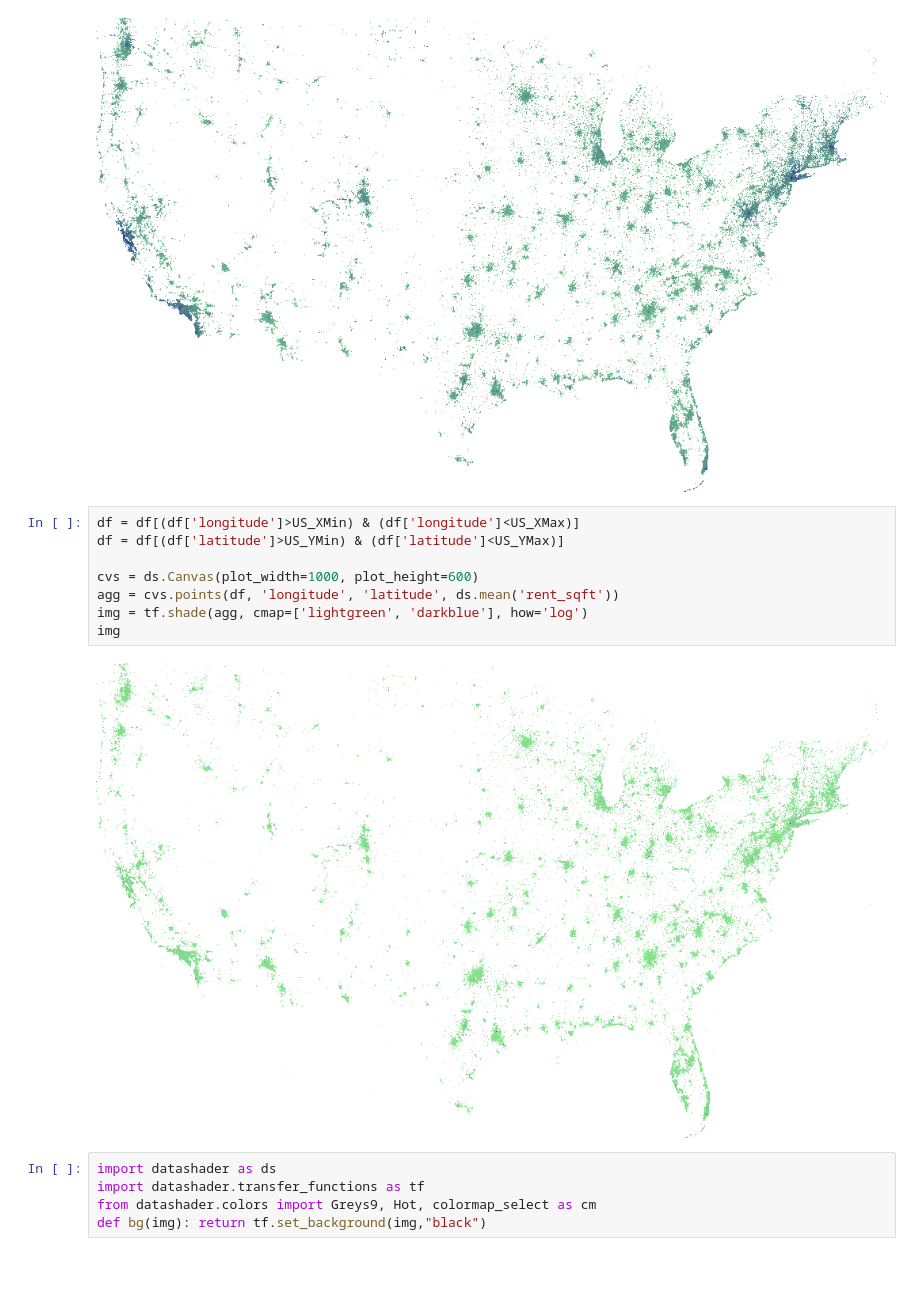
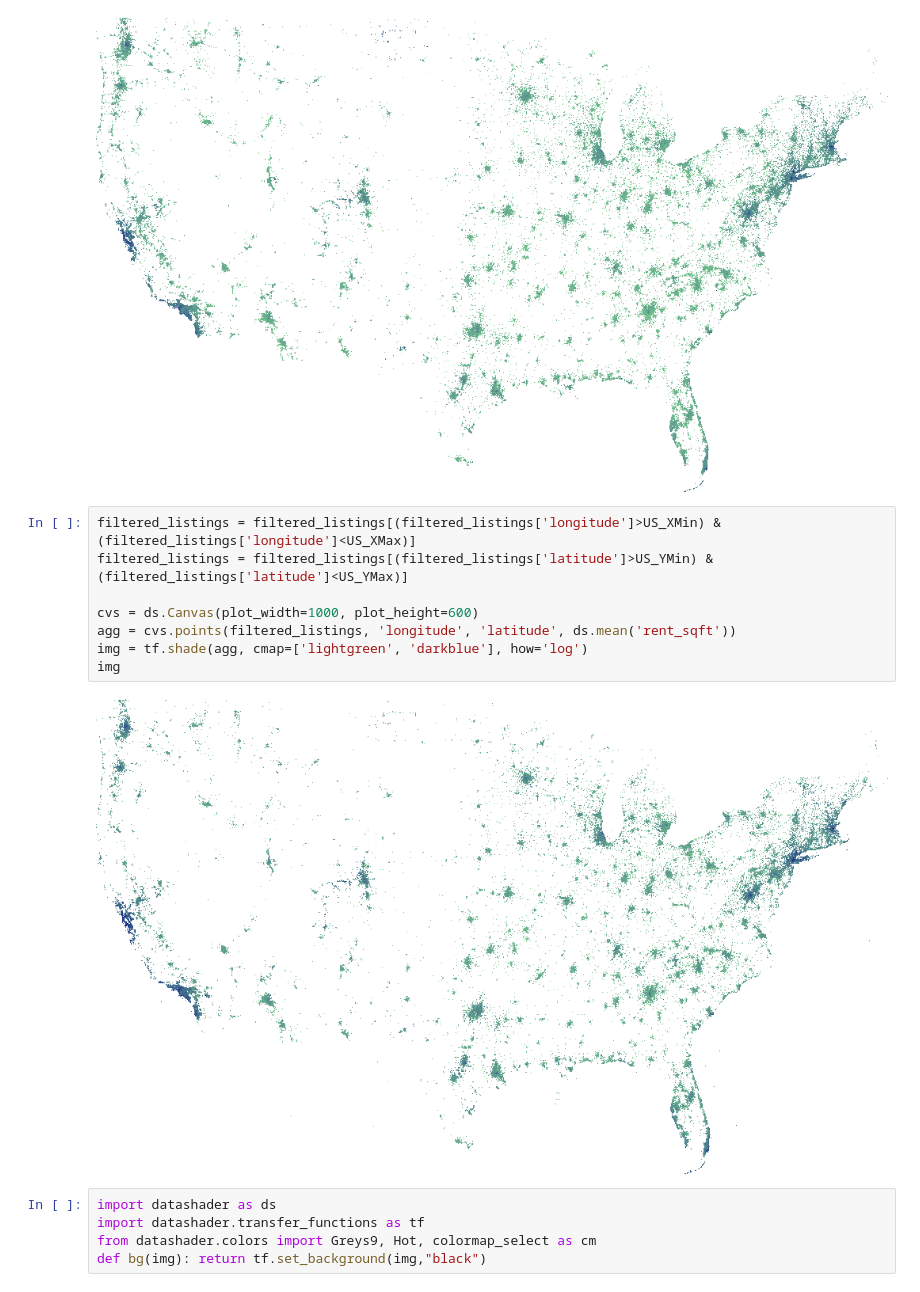
Before and after one commit to ual/rental-listings, a Jupyter notebook: new_rents.ipynb, the cells around one changed output. Drawn from its saved outputs; the diff is of its cells as text.

Commit message:
fixed problem with new data map looking flat green: was not using the filtered listings.

```diff
--- a/new_rents.ipynb
+++ b/new_rents.ipynb
@@ -156,15 +168,15 @@ img
 # %% [output]
 [figure]
 # %%
-df = df[(df['longitude']>US_XMin) & (df['longitude']<US_XMax)]
-df = df[(df['latitude']>US_YMin) & (df['latitude']<US_YMax)]
+filtered_listings = filtered_listings[(filtered_listings['longitude']>US_XMin) & (filtered_listings['longitude']<US_XMax)]
+filtered_listings = filtered_listings[(filtered_listings['latitude']>US_YMin) & (filtered_listings['latitude']<US_YMax)]
 
 cvs = ds.Canvas(plot_width=1000, plot_height=600)
-agg = cvs.points(df, 'longitude', 'latitude', ds.mean('rent_sqft'))
+agg = cvs.points(filtered_listings, 'longitude', 'latitude', ds.mean('rent_sqft'))
 img = tf.shade(agg, cmap=['lightgreen', 'darkblue'], how='log')
 img
 # %% [output]
-[figure, old version]
+[figure, new version]
 # %%
 import datashader as ds
 import datashader.transfer_functions as tf
```
Also changed, not shown: parts of 7 cells of this notebook.
